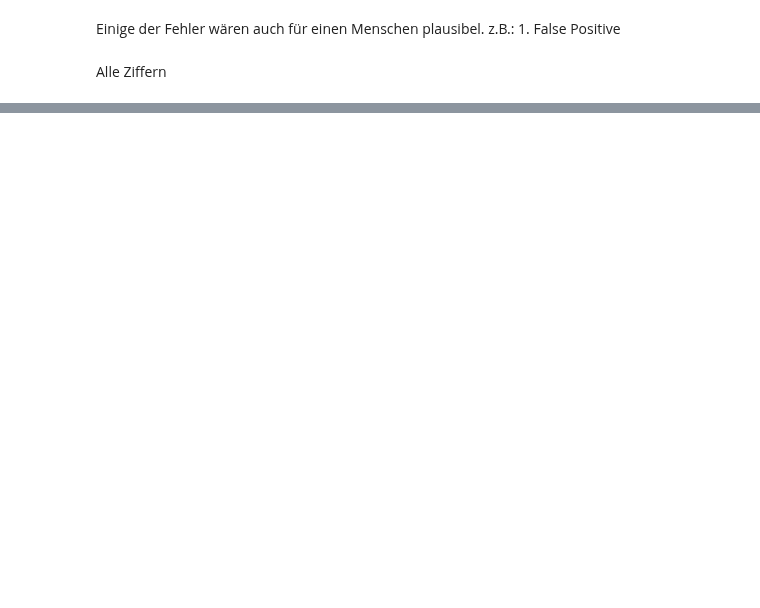
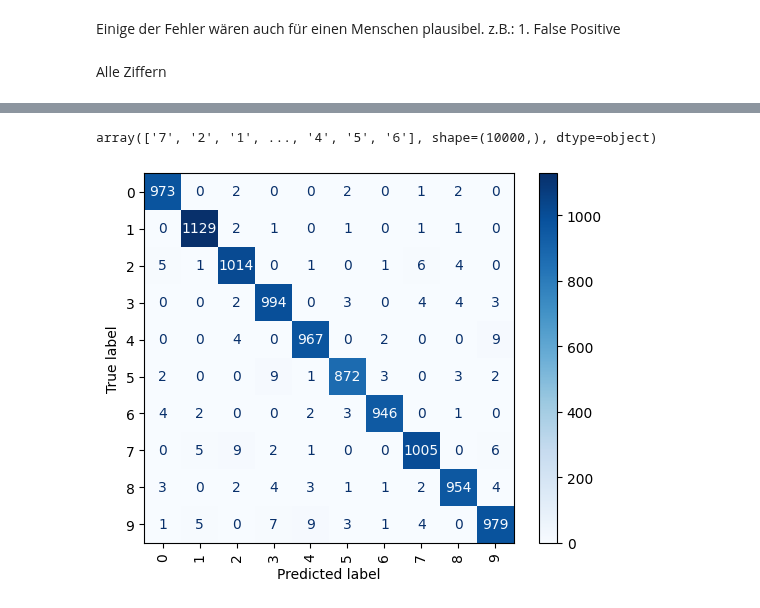
Before and after one commit to PaulBichl/machine-learning, a Jupyter notebook: src/machine_learning/NumberClassification/Load_MNIST_Data.ipynb, the cells around one changed output, grey strips where cells are left out. Drawn from its saved outputs; the diff is of its cells as text; code cells hidden in the pictures; blank space fills up the shorter version.

```diff
--- a/src/machine_learning/NumberClassification/Load_MNIST_Data.ipynb
+++ b/src/machine_learning/NumberClassification/Load_MNIST_Data.ipynb
@@ -260,5 +267,17 @@ array([False, False, False, ..., False,  True, False], shape=(10000,))
+# %%
+y_pred
+# %% [output]
+array(['7', '2', '1', ..., '4', '5', '6'], shape=(10000,), dtype=object)
 # %%
-# confusion matrix
-confusion_matrix = confusion_matrix(y_test, y_pred)
-cmd = ConfusionMatrixDisplay(confusion_matrix=confusion_matrix, display_labels=svc.classes_)
+from sklearn.metrics import confusion_matrix, ConfusionMatrixDisplay
+import matplotlib.pyplot as plt
+
+# Compute the confusion matrix
+cm = confusion_matrix(y_test, y_pred)
+
+# Display it
+cmd = ConfusionMatrixDisplay(confusion_matrix=cm, display_labels=svc.classes_)
 cmd.plot(cmap=plt.cm.Blues, xticks_rotation='vertical')
+plt.show()
+# %% [output]
+[figure, added]
```
Also changed, not shown: parts of 12 cells of this notebook, 2 other files.
